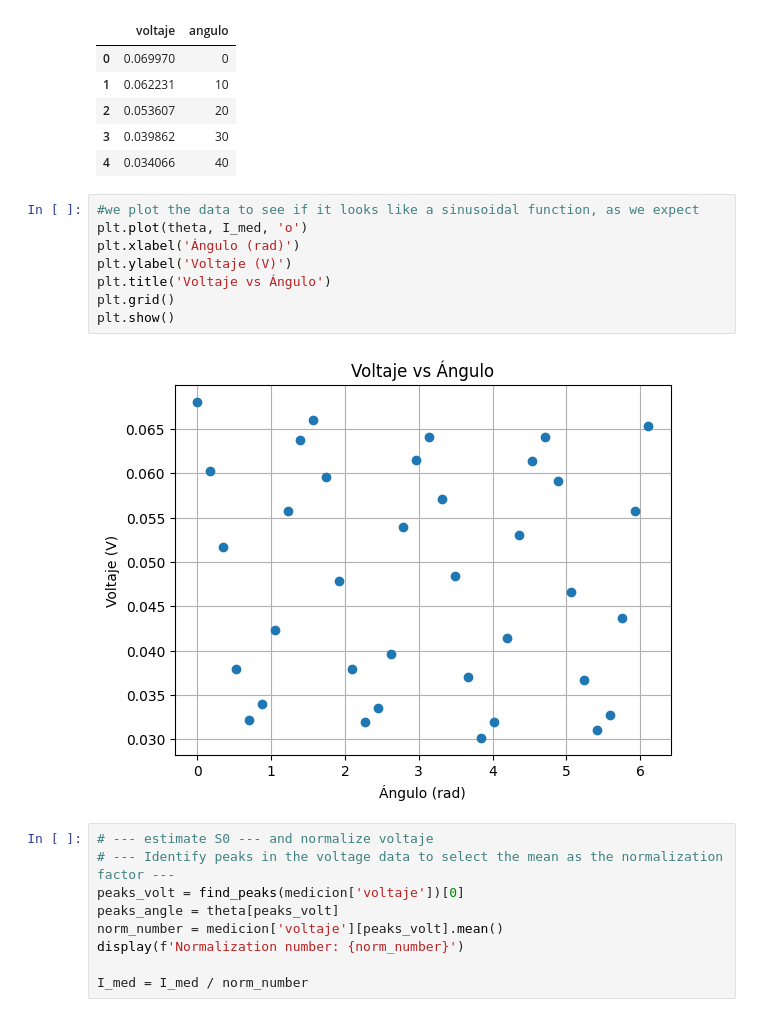
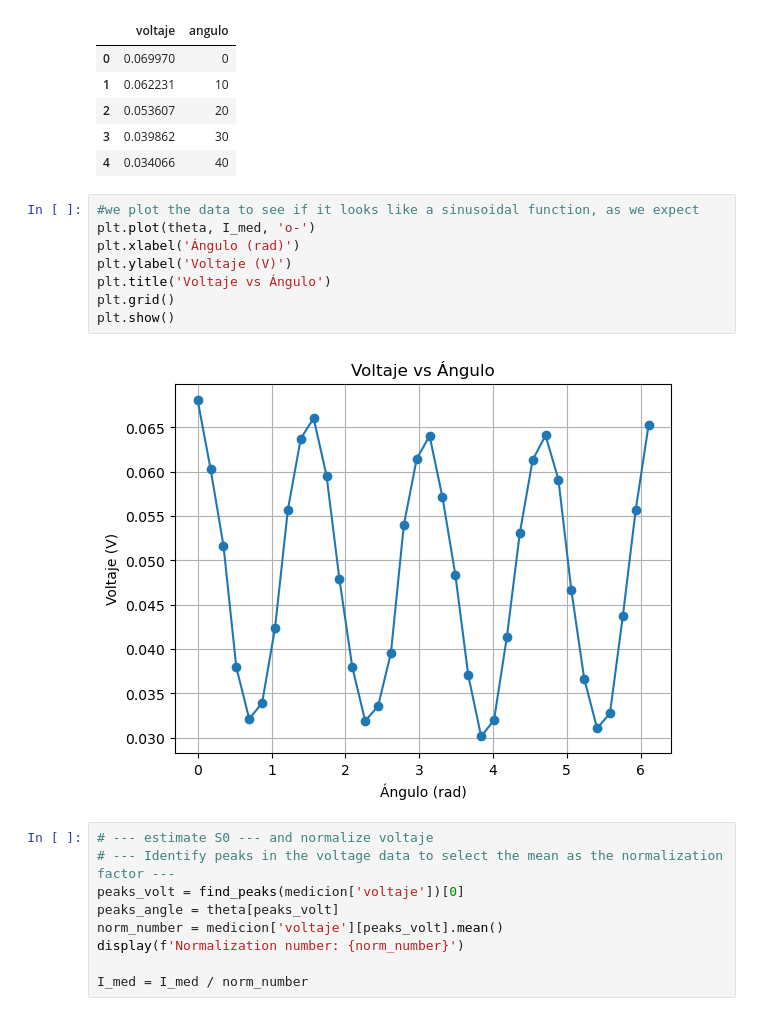
Before and after one commit to BernardoPironio/Polarimetro, a Jupyter notebook: analisis mediciones paralelo y ortogonal.ipynb, the cells around one changed output. Cells and saved outputs as stored; diff of their text form.

```diff
--- a/analisis mediciones paralelo y ortogonal.ipynb
+++ b/analisis mediciones paralelo y ortogonal.ipynb
@@ -234,14 +257,14 @@ medicion.head()
 | 4 | 0.034066 | 40 |
 # %%
 #we plot the data to see if it looks like a sinusoidal function, as we expect
-plt.plot(theta, I_med, 'o')
+plt.plot(theta, I_med, 'o-')
 plt.xlabel('Ángulo (rad)')
 plt.ylabel('Voltaje (V)')
 plt.title('Voltaje vs Ángulo')
 plt.grid()
 plt.show()
 # %% [output]
-[figure, old version]
+[figure, new version]
 # %%
 # --- estimate S0 --- and normalize voltaje
 # --- Identify peaks in the voltage data to select the mean as the normalization factor ---
```
Also changed, not shown: parts of 40 cells of this notebook, 1 other file.
